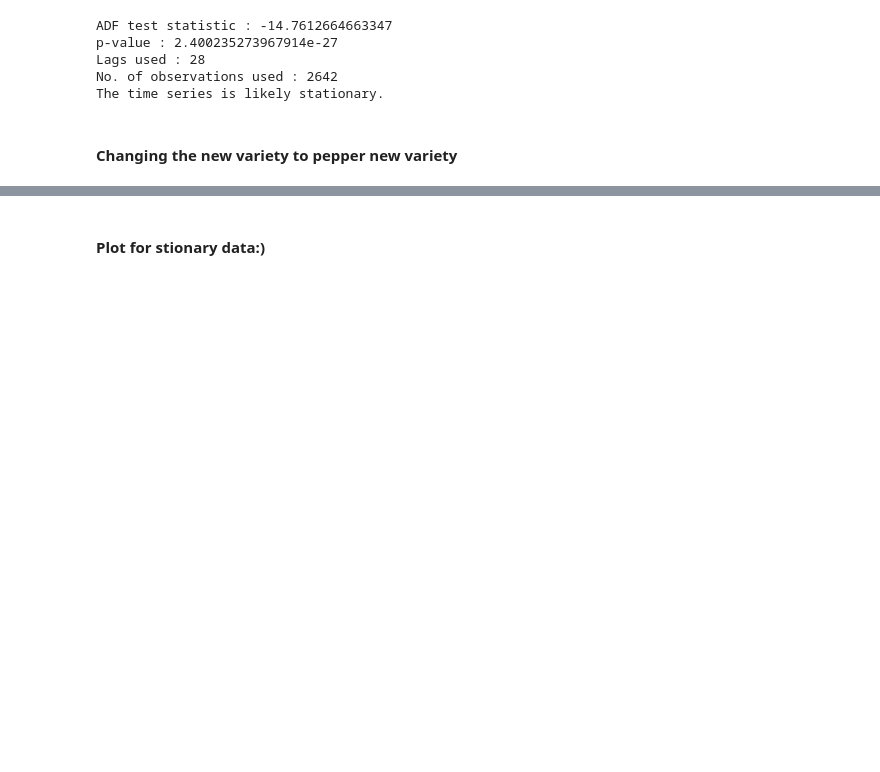
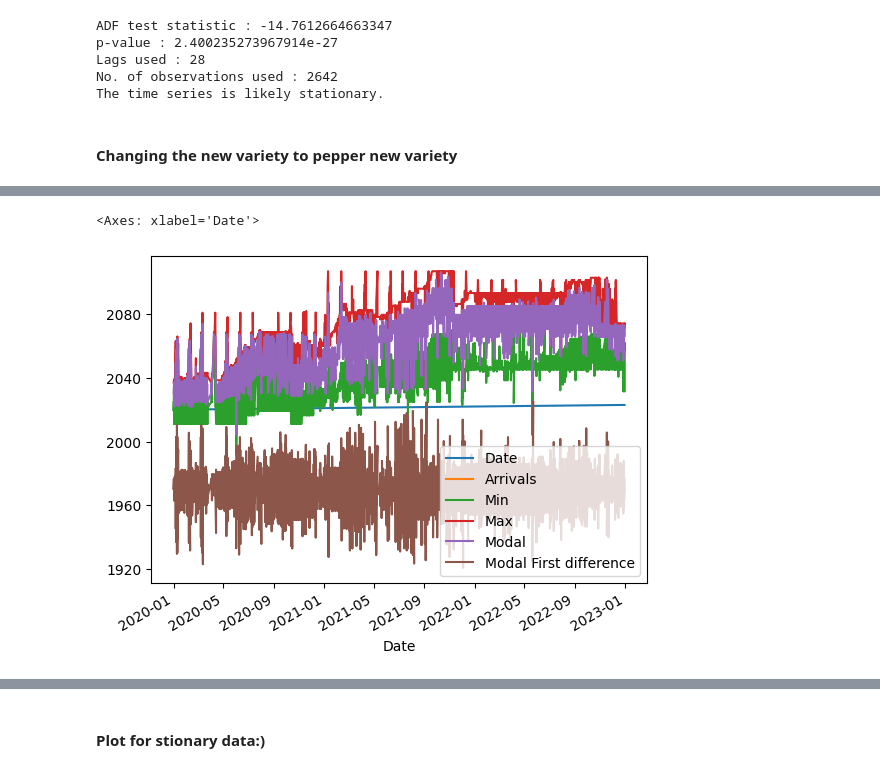
Before and after one commit to Vij7777pai/AIML-INTERNSHIP, a Jupyter notebook: Project/code.ipynb, the cells around one changed output, grey strips where cells are left out. Cells and saved outputs as stored; diff of their text form; code cells hidden in the pictures; blank space fills up the shorter version.

```diff
--- a/Project/code.ipynb
+++ b/Project/code.ipynb
@@ -353 +353,5 @@ See the caveats in the documentation: https://pandas.pydata.org/pandas-docs/stab
 2672 rows × 11 columns
+# %%
+df_all_newvariety = df_newvariety.dropna()
+df_all_newvariety.index = df_all_newvariety['Date']
+df_all_newvariety
@@ -353,0 +373,5 @@ See the caveats in the documentation: https://pandas.pydata.org/pandas-docs/stab
+# %%
+df_all_newvariety.plot()
+# %% [output]
+<Axes: xlabel='Date'>
+[figure, added]
```
Also changed, not shown: parts of 40 cells of this notebook, 5 other files.
